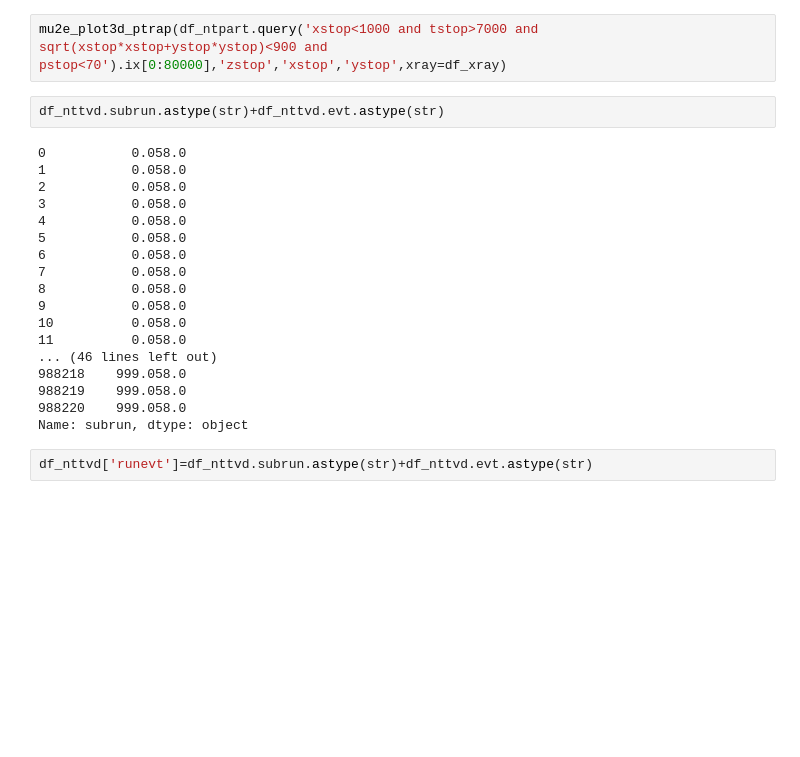
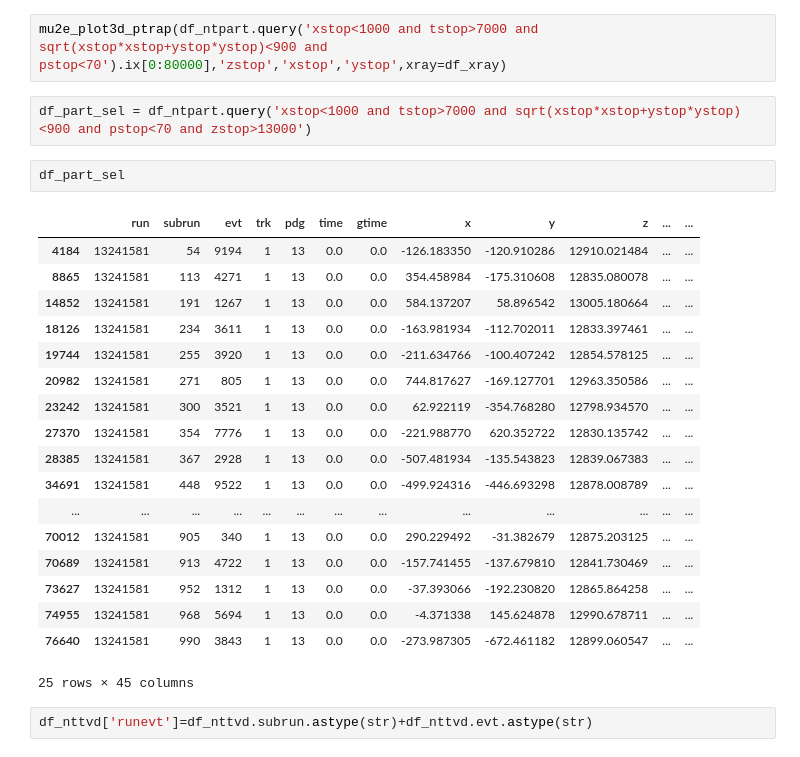
Before and after one commit to pollackscience/Mu2E, a Jupyter notebook: scripts/particle_trapping.ipynb, the cells around one changed output. Drawn from its saved outputs; the diff is of its cells as text; blank space fills up the shorter version.

```diff
--- a/scripts/particle_trapping.ipynb
+++ b/scripts/particle_trapping.ipynb
@@ -29,26 +23,29 @@ eval expressions containing an assignment currentlydefault to operating inplace.
 This will change in a future version of pandas, use inplace=True to avoid this warning.
 # %%
 mu2e_plot3d_ptrap(df_ntpart.query('xstop<1000 and tstop>7000 and sqrt(xstop*xstop+ystop*ystop)<900 and pstop<70').ix[0:80000],'zstop','xstop','ystop',xray=df_xray)
-# %%
-df_nttvd.subrun.astype(str)+df_nttvd.evt.astype(str)
-# %% [output]
-0           0.058.0
-1           0.058.0
-2           0.058.0
-3           0.058.0
-4           0.058.0
-5           0.058.0
-6           0.058.0
-7           0.058.0
-8           0.058.0
-9           0.058.0
-10          0.058.0
-11          0.058.0
-... (46 lines left out)
-988218    999.058.0
-988219    999.058.0
-988220    999.058.0
-Name: subrun, dtype: object
+# %%
+df_part_sel = df_ntpart.query('xstop<1000 and tstop>7000 and sqrt(xstop*xstop+ystop*ystop)<900 and pstop<70 and zstop>13000')
+# %%
+df_part_sel
+# %% [output]
+|  | run | subrun | evt | trk | pdg | time | gtime | x | y | z | ... | ... |
+| 4184 | 13241581 | 54 | 9194 | 1 | 13 | 0.0 | 0.0 | -126.183350 | -120.910286 | 12910.021484 | ... | ... |
+| 8865 | 13241581 | 113 | 4271 | 1 | 13 | 0.0 | 0.0 | 354.458984 | -175.310608 | 12835.080078 | ... | ... |
+| 14852 | 13241581 | 191 | 1267 | 1 | 13 | 0.0 | 0.0 | 584.137207 | 58.896542 | 13005.180664 | ... | ... |
+| 18126 | 13241581 | 234 | 3611 | 1 | 13 | 0.0 | 0.0 | -163.981934 | -112.702011 | 12833.397461 | ... | ... |
+| 19744 | 13241581 | 255 | 3920 | 1 | 13 | 0.0 | 0.0 | -211.634766 | -100.407242 | 12854.578125 | ... | ... |
+| 20982 | 13241581 | 271 | 805 | 1 | 13 | 0.0 | 0.0 | 744.817627 | -169.127701 | 12963.350586 | ... | ... |
+| 23242 | 13241581 | 300 | 3521 | 1 | 13 | 0.0 | 0.0 | 62.922119 | -354.768280 | 12798.934570 | ... | ... |
+| 27370 | 13241581 | 354 | 7776 | 1 | 13 | 0.0 | 0.0 | -221.988770 | 620.352722 | 12830.135742 | ... | ... |
+| 28385 | 13241581 | 367 | 2928 | 1 | 13 | 0.0 | 0.0 | -507.481934 | -135.543823 | 12839.067383 | ... | ... |
+| 34691 | 13241581 | 448 | 9522 | 1 | 13 | 0.0 | 0.0 | -499.924316 | -446.693298 | 12878.008789 | ... | ... |
+| ... | ... | ... | ... | ... | ... | ... | ... | ... | ... | ... | ... | ... |
+| 70012 | 13241581 | 905 | 340 | 1 | 13 | 0.0 | 0.0 | 290.229492 | -31.382679 | 12875.203125 | ... | ... |
+| 70689 | 13241581 | 913 | 4722 | 1 | 13 | 0.0 | 0.0 | -157.741455 | -137.679810 | 12841.730469 | ... | ... |
+| 73627 | 13241581 | 952 | 1312 | 1 | 13 | 0.0 | 0.0 | -37.393066 | -192.230820 | 12865.864258 | ... | ... |
+| 74955 | 13241581 | 968 | 5694 | 1 | 13 | 0.0 | 0.0 | -4.371338 | 145.624878 | 12990.678711 | ... | ... |
+| 76640 | 13241581 | 990 | 3843 | 1 | 13 | 0.0 | 0.0 | -273.987305 | -672.461182 | 12899.060547 | ... | ... |
+25 rows × 45 columns
 # %%
 df_nttvd['runevt']=df_nttvd.subrun.astype(str)+df_nttvd.evt.astype(str)
 # %%
```
Also changed, not shown: parts of 24 cells of this notebook, 2 other files.
